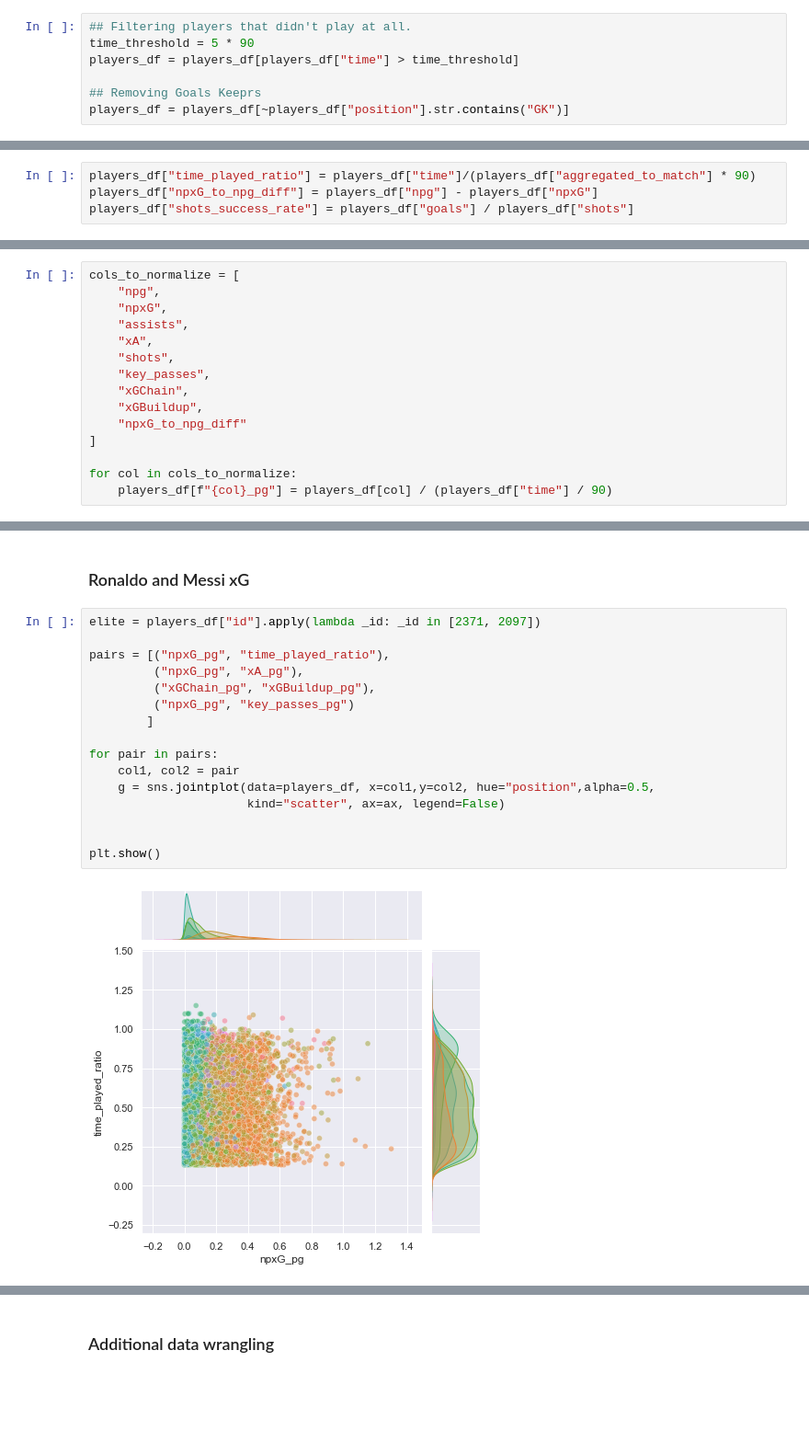
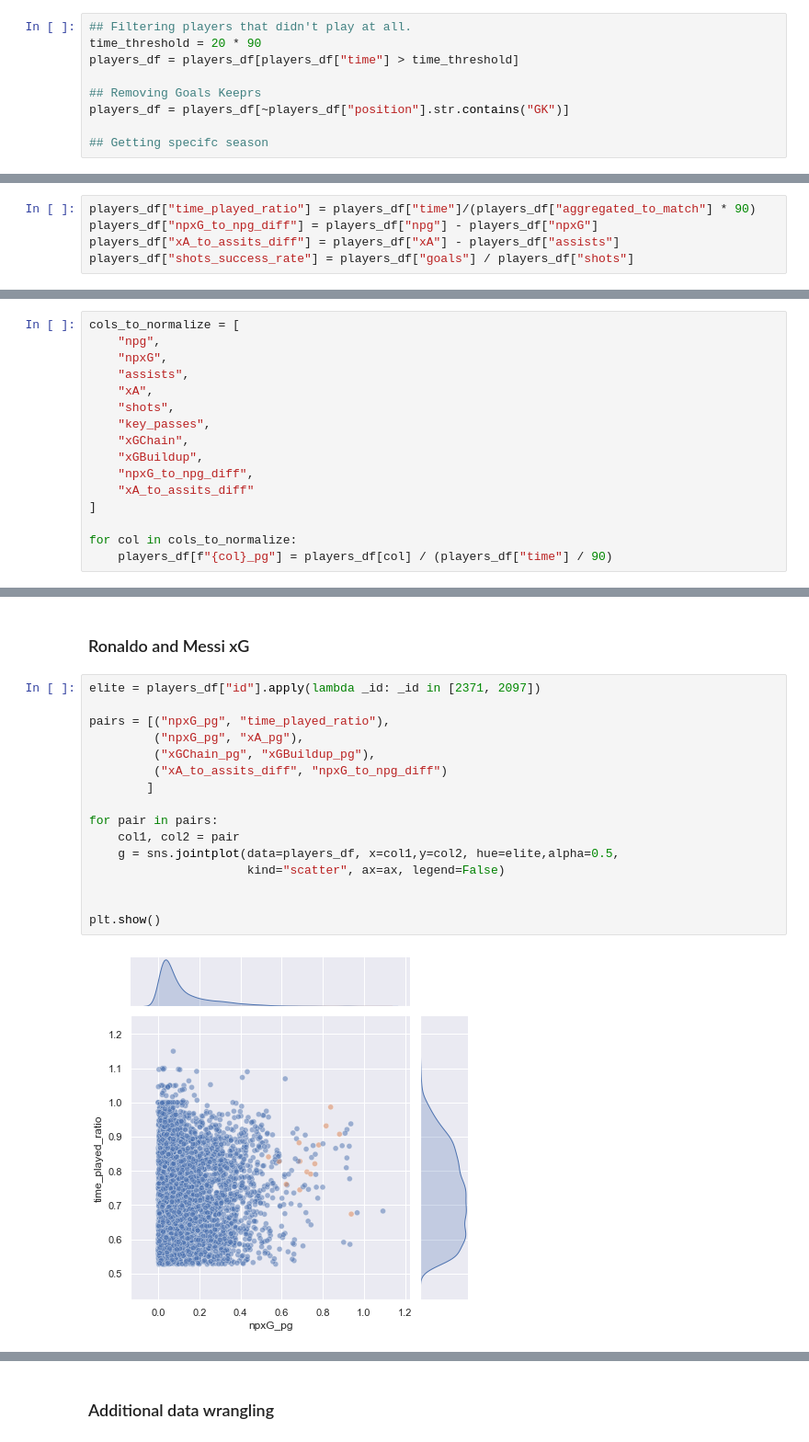
Before and after one commit to eitanzimmerman/FBA, a Jupyter notebook: notebooks/understat _player_similarity/Players Similiarity.ipynb, the cells around one changed output, grey strips where cells are left out. Shown: that part at 92% size. Cells and saved outputs as stored; diff of their text form; blank space fills up the shorter version.

```diff
--- a/notebooks/understat _player_similarity/Players Similiarity.ipynb
+++ b/notebooks/understat _player_similarity/Players Similiarity.ipynb
@@ -35,11 +35,13 @@ players_df.head()
 ### Filtering
 # %%
 ## Filtering players that didn't play at all.
-time_threshold = 5 * 90
+time_threshold = 20 * 90
 players_df = players_df[players_df["time"] > time_threshold]
 
 ## Removing Goals Keeprs
 players_df = players_df[~players_df["position"].str.contains("GK")]
+
+## Getting specifc season
 # %%
 players_df.head().T
 # %% [output]
@@ -65,6 +67,7 @@ players_df.head().T
 # %%
 players_df["time_played_ratio"] = players_df["time"]/(players_df["aggregated_to_match"] * 90)
 players_df["npxG_to_npg_diff"] = players_df["npg"] - players_df["npxG"]
+players_df["xA_to_assits_diff"] = players_df["xA"] - players_df["assists"]
 players_df["shots_success_rate"] = players_df["goals"] / players_df["shots"]
 # %% [markdown]
 ### Normalizing Data per game
@@ -78,7 +81,8 @@ cols_to_normalize = [
     "key_passes",
     "xGChain",
     "xGBuildup",
-    "npxG_to_npg_diff"
+    "npxG_to_npg_diff",
+    "xA_to_assits_diff"
 ]
 
 for col in cols_to_normalize:
@@ -115,18 +119,18 @@ fig.tight_layout()
 # %%
 elite = players_df["id"].apply(lambda _id: _id in [2371, 2097])
 
 pairs = [("npxG_pg", "time_played_ratio"),
          ("npxG_pg", "xA_pg"),
          ("xGChain_pg", "xGBuildup_pg"),
-         ("npxG_pg", "key_passes_pg")
+         ("xA_to_assits_diff", "npxG_to_npg_diff")
         ]
 
 for pair in pairs:
     col1, col2 = pair
-    g = sns.jointplot(data=players_df, x=col1,y=col2, hue="position",alpha=0.5,
+    g = sns.jointplot(data=players_df, x=col1,y=col2, hue=elite,alpha=0.5,
                       kind="scatter", ax=ax, legend=False)
 
 
 plt.show()
 # %% [output]
-[figure, old version]
+[figure, new version]
```
Also changed, not shown: parts of 24 cells of this notebook, 1 other file.
